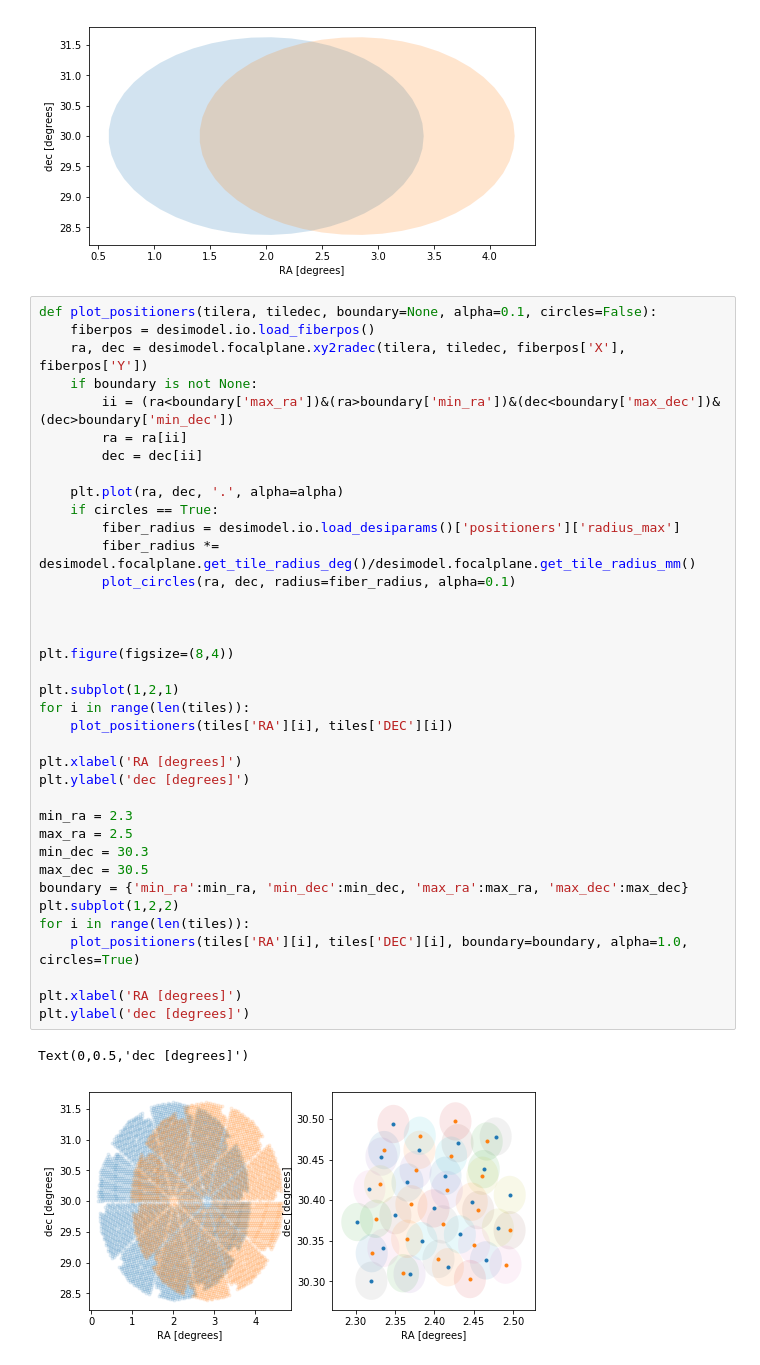
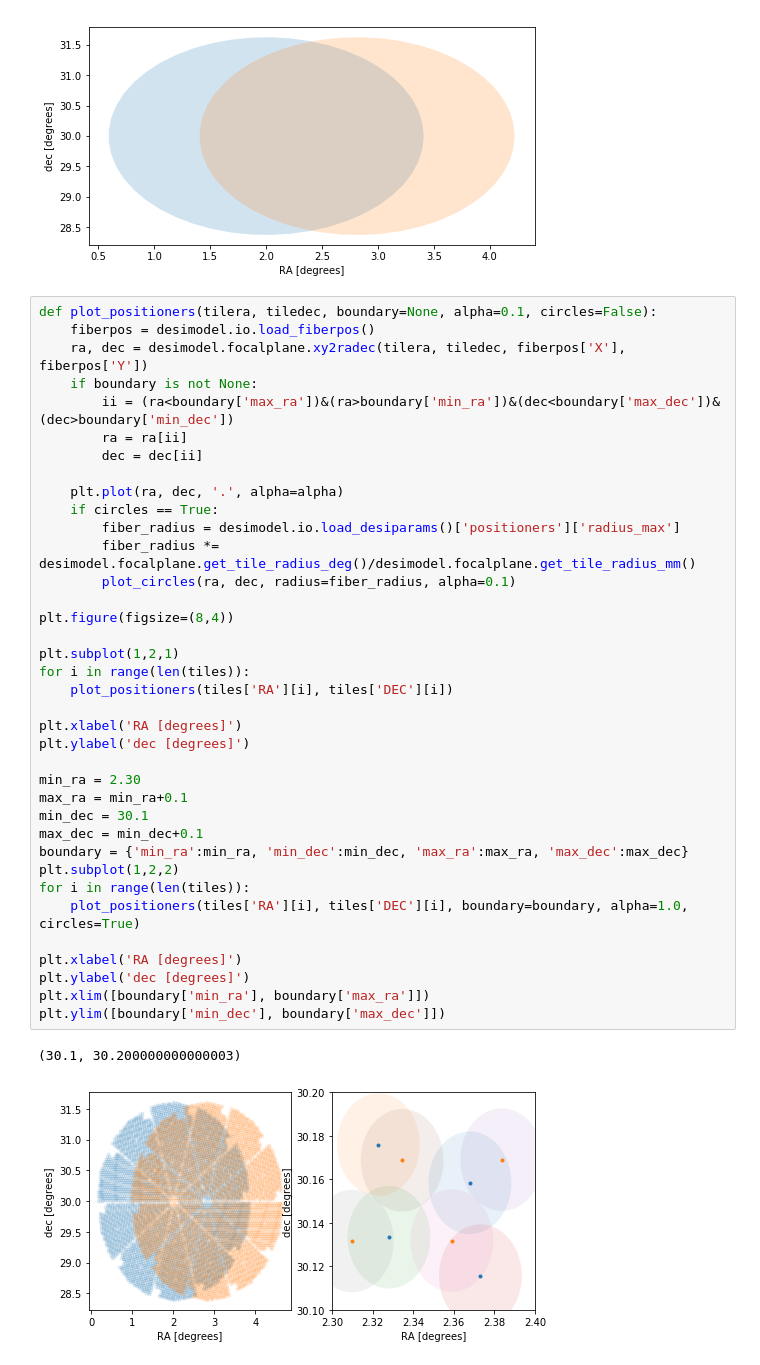
Before and after one commit to forero/SandboxDESI, a Jupyter notebook: fassign/prioritytests/toy_models.ipynb, the cells around one changed output. Drawn from its saved outputs; the diff is of its cells as text.

```diff
--- a/fassign/prioritytests/toy_models.ipynb
+++ b/fassign/prioritytests/toy_models.ipynb
@@ -52,38 +52,38 @@ def plot_positioners(tilera, tiledec, boundary=None, alpha=0.1, circles=False):
     fiberpos = desimodel.io.load_fiberpos()
     ra, dec = desimodel.focalplane.xy2radec(tilera, tiledec, fiberpos['X'], fiberpos['Y'])
     if boundary is not None:
         ii = (ra<boundary['max_ra'])&(ra>boundary['min_ra'])&(dec<boundary['max_dec'])&(dec>boundary['min_dec'])
         ra = ra[ii]
         dec = dec[ii]
 
     plt.plot(ra, dec, '.', alpha=alpha)
     if circles == True:
         fiber_radius = desimodel.io.load_desiparams()['positioners']['radius_max']
         fiber_radius *= desimodel.focalplane.get_tile_radius_deg()/desimodel.focalplane.get_tile_radius_mm()
         plot_circles(ra, dec, radius=fiber_radius, alpha=0.1)
 
-
-
 plt.figure(figsize=(8,4))
 
 plt.subplot(1,2,1)
 for i in range(len(tiles)):
     plot_positioners(tiles['RA'][i], tiles['DEC'][i])
 
 plt.xlabel('RA [degrees]')
 plt.ylabel('dec [degrees]')
 
-min_ra = 2.3
-max_ra = 2.5
-min_dec = 30.3
-max_dec = 30.5
+min_ra = 2.30
+max_ra = min_ra+0.1
+min_dec = 30.1
+max_dec = min_dec+0.1
 boundary = {'min_ra':min_ra, 'min_dec':min_dec, 'max_ra':max_ra, 'max_dec':max_dec}
 plt.subplot(1,2,2)
 for i in range(len(tiles)):
     plot_positioners(tiles['RA'][i], tiles['DEC'][i], boundary=boundary, alpha=1.0, circles=True)
 
 plt.xlabel('RA [degrees]')
 plt.ylabel('dec [degrees]')
+plt.xlim([boundary['min_ra'], boundary['max_ra']])
+plt.ylim([boundary['min_dec'], boundary['max_dec']])
 # %% [output]
-Text(0,0.5,'dec [degrees]')
+(30.1, 30.200000000000003)
-[figure, old version]
+[figure, new version]
```
Also changed, not shown: parts of 3 cells of this notebook.
